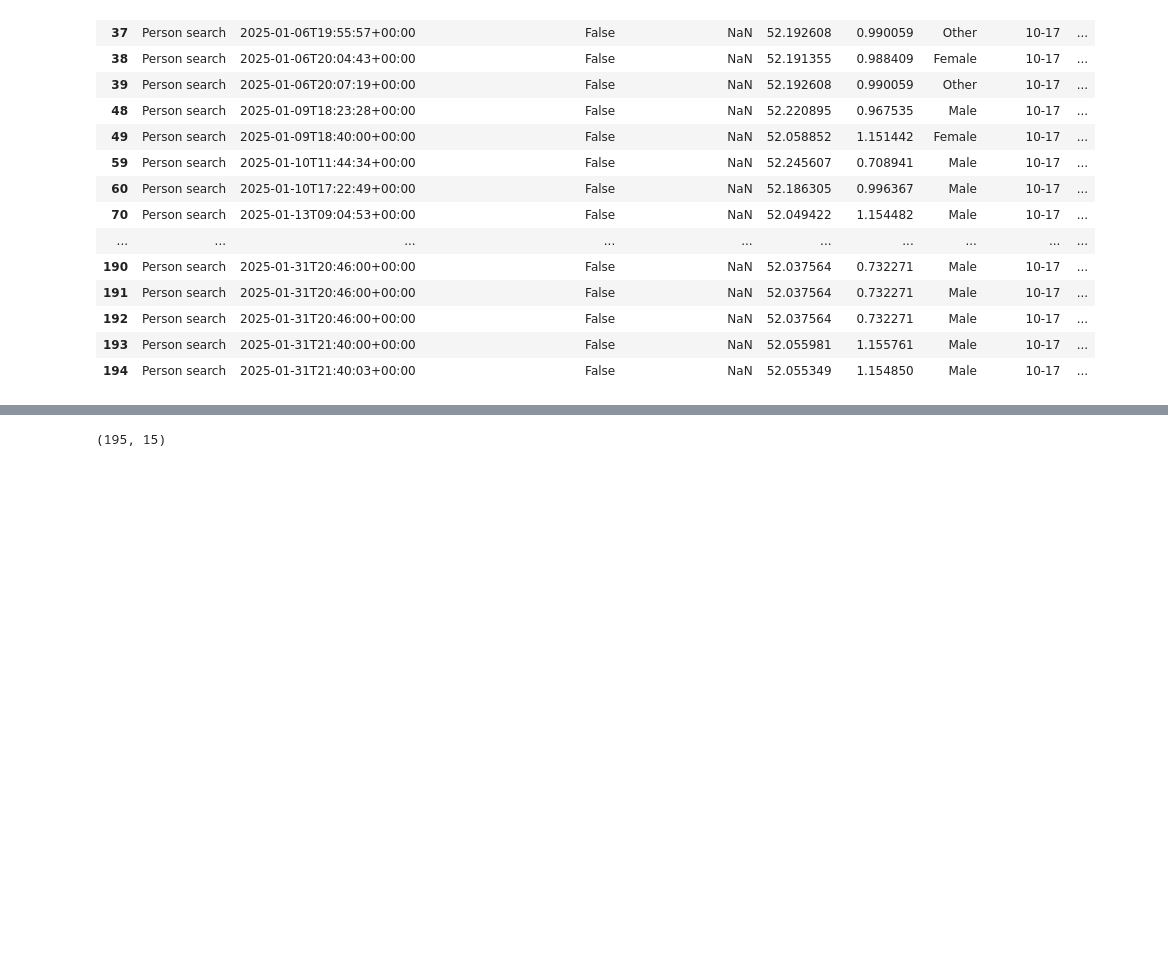
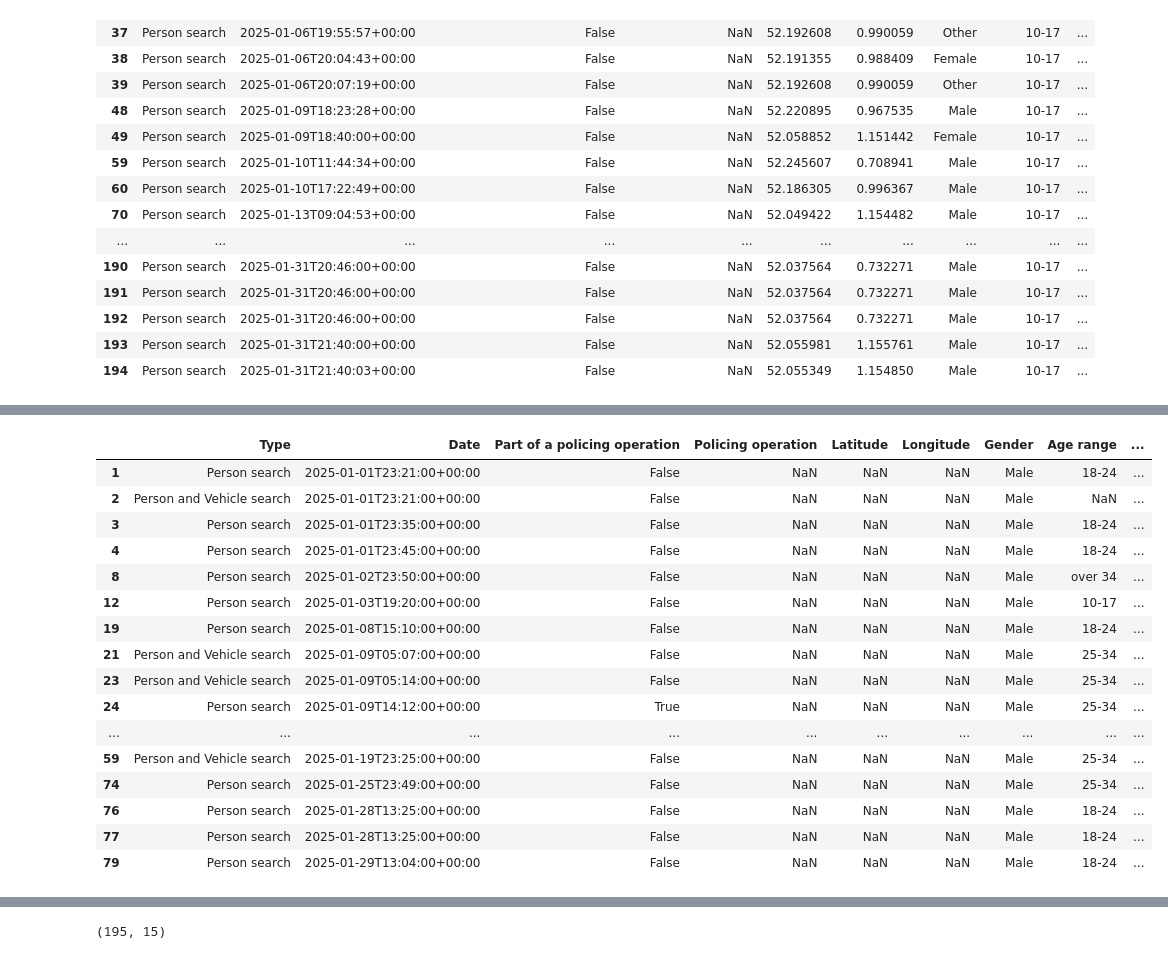
Before and after one commit to bbamknp2018/MSC_DPDM_2025, a Jupyter notebook: Data101_(dpdm24)_Chapter2.ipynb, the cells around one changed output, grey strips where cells are left out. Saved outputs shown, nothing was run; the diff lists cells and outputs as text; code cells hidden in the pictures; blank space fills up the shorter version.

Commit message:
#Quiz 7 เปรียบเทียบว่าตำรวจที่เป็น Asian และ Black ชอบเรียกค้นคนอายุเท่าไหร่และเชื้อชาติไหน ต่างกันอย่างไร

```diff
--- a/Data101_(dpdm24)_Chapter2.ipynb
+++ b/Data101_(dpdm24)_Chapter2.ipynb
@@ -68,0 +98,4 @@ SS_df = pd.read_csv('/content/2025-01-suffolk-stop-and-search.csv')
+# %%
+#Quiz 7 เปรียบเทียบว่าตำรวจที่เป็น Asian และ Black ชอบเรียกค้นคนอายุเท่าไหร่และเชื้อชาติไหน ต่างกันอย่างไร
+SS_df1 = pd.read_csv('/content/2025-01-warwickshire-stop-and-search.csv')
+SS_df1
@@ -68,0 +116,22 @@ SS_df = pd.read_csv('/content/2025-01-suffolk-stop-and-search.csv')
+# %%
+# กรองเฉพาะตำรวจที่ระบุว่าเป็น Asian หรือ Black
+subset = SS_df1[SS_df1['Officer-defined ethnicity'].isin(['Asian', 'Black'])]
+subset
+# %% [output]
+|  | Type | Date | Part of a policing operation | Policing operation | Latitude | Longitude | Gender | Age range | ... |
+| 1 | Person search | 2025-01-01T23:21:00+00:00 | False | NaN | NaN | NaN | Male | 18-24 | ... |
+| 2 | Person and Vehicle search | 2025-01-01T23:21:00+00:00 | False | NaN | NaN | NaN | Male | NaN | ... |
+| 3 | Person search | 2025-01-01T23:35:00+00:00 | False | NaN | NaN | NaN | Male | 18-24 | ... |
+| 4 | Person search | 2025-01-01T23:45:00+00:00 | False | NaN | NaN | NaN | Male | 18-24 | ... |
+| 8 | Person search | 2025-01-02T23:50:00+00:00 | False | NaN | NaN | NaN | Male | over 34 | ... |
+| 12 | Person search | 2025-01-03T19:20:00+00:00 | False | NaN | NaN | NaN | Male | 10-17 | ... |
+| 19 | Person search | 2025-01-08T15:10:00+00:00 | False | NaN | NaN | NaN | Male | 18-24 | ... |
+| 21 | Person and Vehicle search | 2025-01-09T05:07:00+00:00 | False | NaN | NaN | NaN | Male | 25-34 | ... |
+| 23 | Person and Vehicle search | 2025-01-09T05:14:00+00:00 | False | NaN | NaN | NaN | Male | 25-34 | ... |
+| 24 | Person search | 2025-01-09T14:12:00+00:00 | True | NaN | NaN | NaN | Male | 25-34 | ... |
+| ... | ... | ... | ... | ... | ... | ... | ... | ... | ... |
+| 59 | Person and Vehicle search | 2025-01-19T23:25:00+00:00 | False | NaN | NaN | NaN | Male | 25-34 | ... |
+| 74 | Person search | 2025-01-25T23:49:00+00:00 | False | NaN | NaN | NaN | Male | 25-34 | ... |
+| 76 | Person search | 2025-01-28T13:25:00+00:00 | False | NaN | NaN | NaN | Male | 18-24 | ... |
+| 77 | Person search | 2025-01-28T13:25:00+00:00 | False | NaN | NaN | NaN | Male | 18-24 | ... |
+| 79 | Person search | 2025-01-29T13:04:00+00:00 | False | NaN | NaN | NaN | Male | 18-24 | ... |
```
Also changed, not shown: parts of 7 cells of this notebook.
